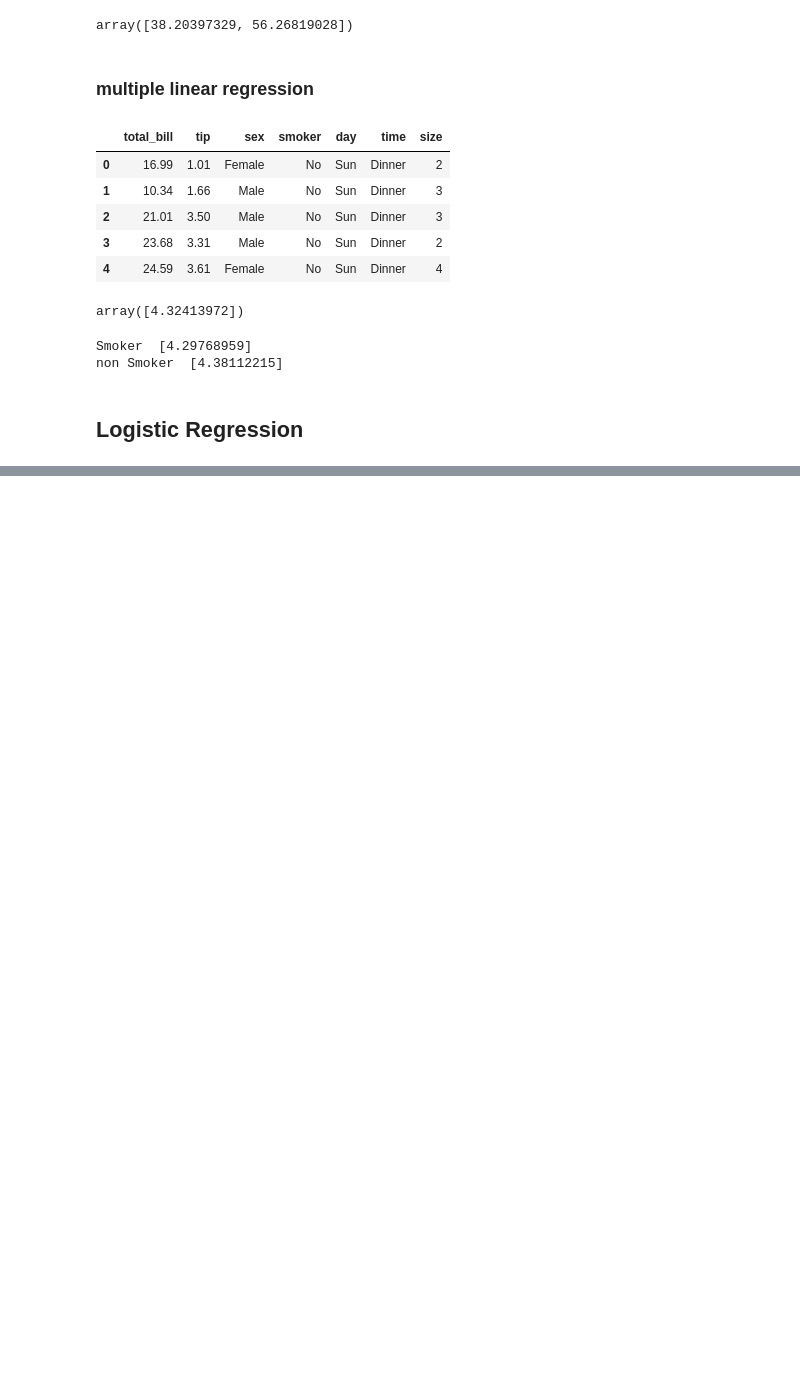
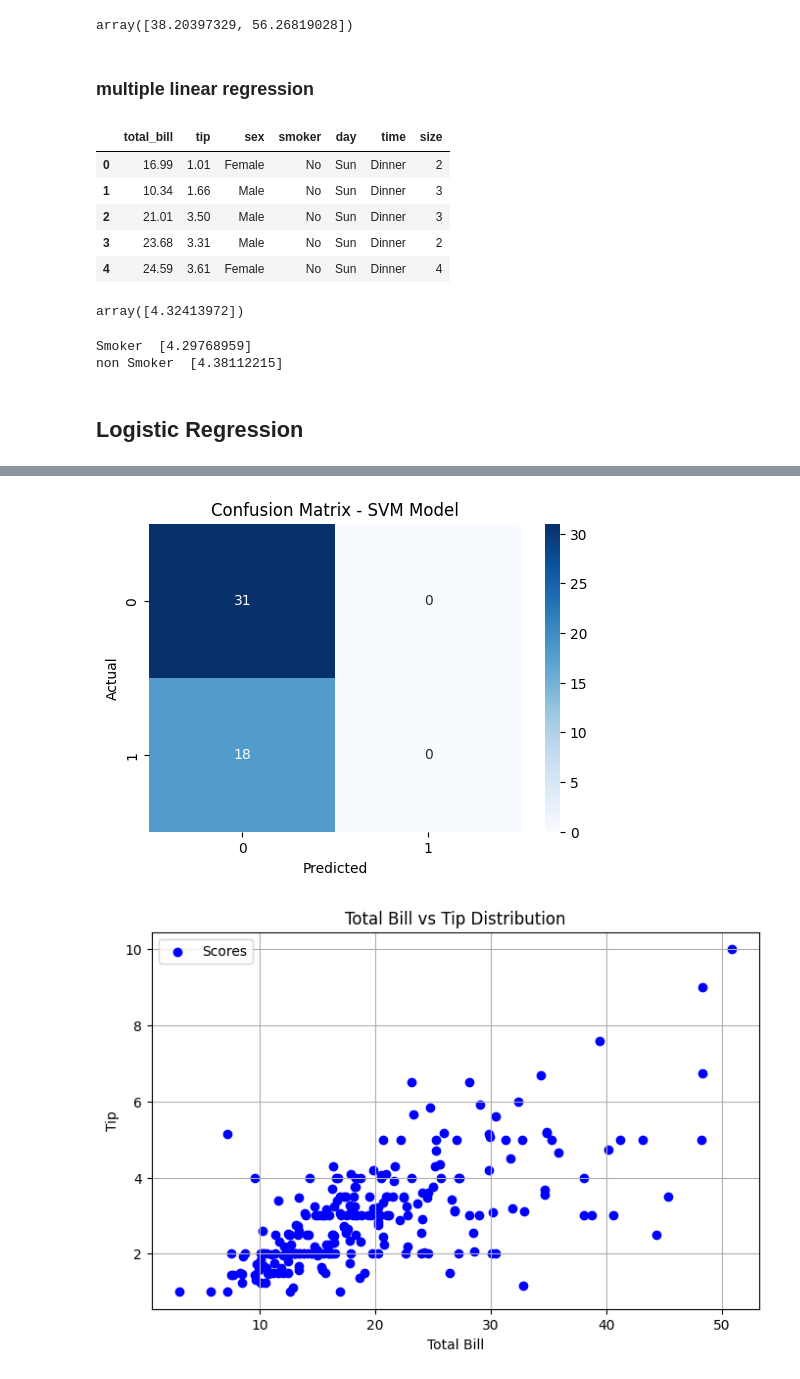
Before and after one commit to TayyabXtreme/Machine_Learning, a Jupyter notebook: ML_One_Short/intermidiate.ipynb, the cells around one changed output, grey strips where cells are left out. Saved outputs shown, nothing was run; the diff lists cells and outputs as text; code cells hidden in the pictures; blank space fills up the shorter version.

```diff
--- a/ML_One_Short/intermidiate.ipynb
+++ b/ML_One_Short/intermidiate.ipynb
@@ -87,0 +205,77 @@ print("Smoker ",model.predict([[35.27,2,50.67]]))
+# %%
+# Import required libraries
+import pandas as pd
+import numpy as np
+import matplotlib.pyplot as plt
+import seaborn as sns
+from sklearn.model_selection import train_test_split
+from sklearn.svm import SVC
+from sklearn.metrics import accuracy_score, confusion_matrix, classification_report
+
+# Load dataset using seaborn
+df = sns.load_dataset('tips')
+
+# Display first few rows to confirm loading
+print("\n📌 First 5 rows of dataset:")
+print(df.head())
+
+# Check column names
+print("\n📌 Available columns in dataset:", df.columns.tolist())
+
+# Standardize Column Names (Fix KeyError)
+df.columns = df.columns.str.strip().str.lower()  # Convert to lowercase & remove spaces
+expected_columns = ["total_bill", "tip", "sex", "smoker", "day", "time", "size"]  # Expected column names
+
+# Validate Columns
+if not all(col in df.columns for col in expected_columns):
+    print("\n❌ ERROR: Required columns are missing. Please check the dataset format.")
+    print("✅ Available columns:", df.columns)
+else:
+    print("✅ Required columns found. Proceeding...")
+
+# Convert "smoker" column (Categorical to Numeric)
+df["smoker"] = df["smoker"].map({'No': 0, 'Yes': 1})  # Convert categorical labels
+
+# Prepare data for SVM
+X = df[["total_bill", "size"]]  # Features
+y = df["smoker"]      # Target variable
+
+# Train-Test Split
+X_train, X_test, y_train, y_test = train_test_split(X, y, test_size=0.2, random_state=42)
+
+# Train SVM Model
+svm_model = SVC(kernel="linear")
+svm_model.fit(X_train, y_train)
+
+# Make Predictions
+y_pred = svm_model.predict(X_test)
+
+# Model Evaluation
+accuracy = accuracy_score(y_test, y_pred)
+print(f"\n🎯 Model Accuracy: {accuracy * 100:.2f}%")
+
+# Display Confusion Matrix
+conf_matrix = confusion_matrix(y_test, y_pred)
+print("\n📊 Confusion Matrix:\n", conf_matrix)
+
+# Plot Confusion Matrix
+plt.figure(figsize=(6,4))
+sns.heatmap(conf_matrix, annot=True, cmap="Blues", fmt="d")
+plt.xlabel("Predicted")
+plt.ylabel("Actual")
+plt.title("Confusion Matrix - SVM Model")
+plt.show()
+
+# Plot Score Distribution
+plt.figure(figsize=(8,5))
+plt.scatter(df["total_bill"], df["tip"], color="blue", label="Scores")
+plt.xlabel("Total Bill")
+plt.ylabel("Tip")
+plt.title("Total Bill vs Tip Distribution")
+plt.legend()
+plt.grid()
+plt.show()
+
+# Print Classification Report
+print("\n📌 Classification Report:\n", classification_report(y_test, y_pred))
+# %% [output]
@@ -87,0 +298,2 @@ print("Smoker ",model.predict([[35.27,2,50.67]]))
+[figure, added]
+[figure, added]
```
Also changed, not shown: parts of 10 cells of this notebook.
